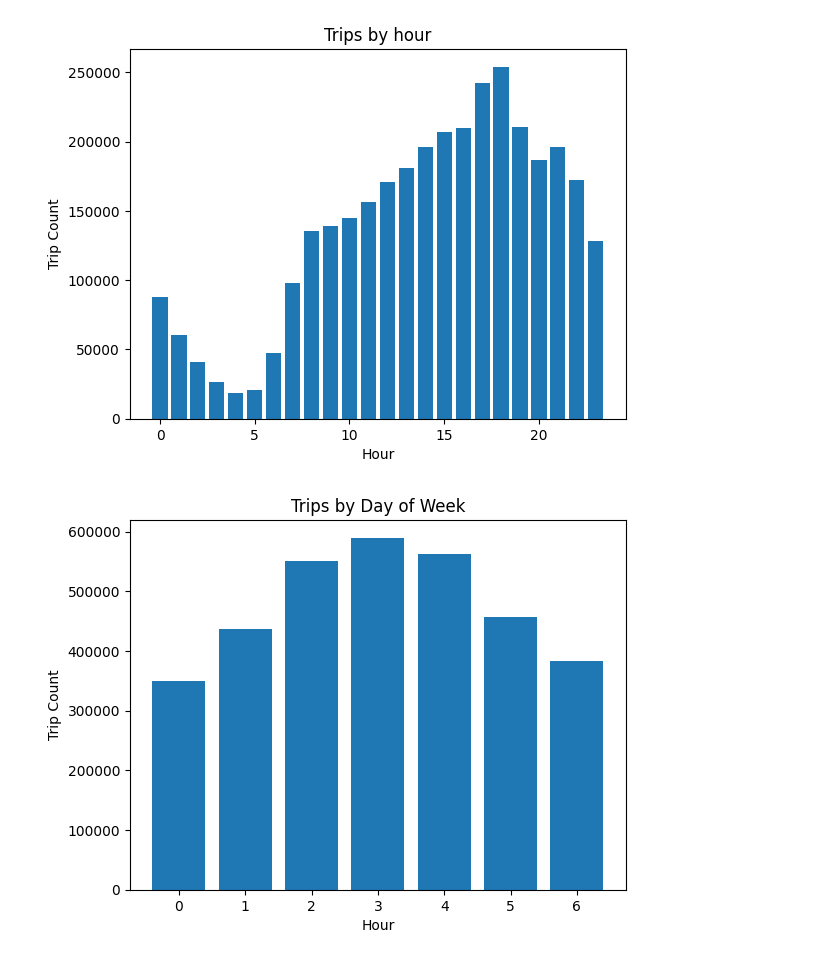
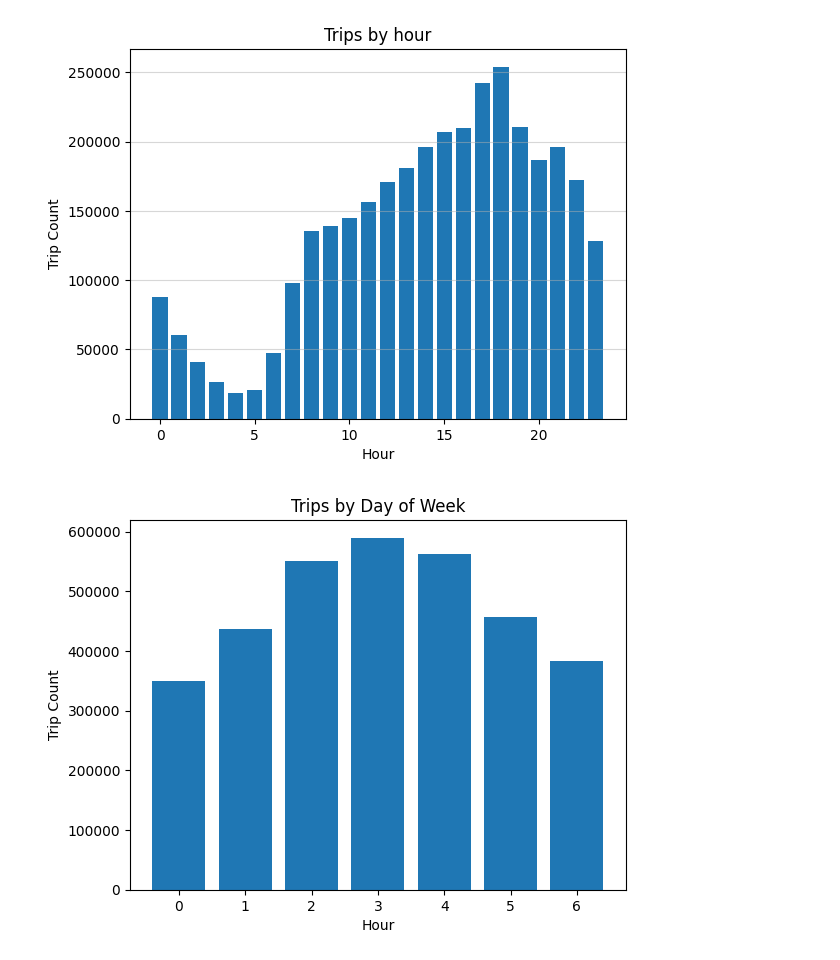
Before and after one commit to vodliosje/TaxiNYC, a Jupyter notebook: notebooks/2.1_pandas_eda.ipynb, the cells around one changed output. Drawn from its saved outputs; the diff is of its cells as text; code cells hidden in the pictures.

```diff
--- a/notebooks/2.1_pandas_eda.ipynb
+++ b/notebooks/2.1_pandas_eda.ipynb
@@ -5,19 +5,20 @@ import matplotlib.pyplot as plt
 # %%
 #trips by hour
 
 trip_hour = pd.read_parquet('../data/marts/mart_hourly_demand.parquet').reset_index()
 
 plt.Figure(figsize = (10,5))
 plt.title('Trips by hour')
 
 plt.bar(trip_hour['pickup_hour'],trip_hour['trip_count'])
 
+plt.grid(True, alpha = 0.5, axis = 'y')
 plt.xlabel('Hour')
 plt.ylabel('Trip Count')
 plt.xticks()
 plt.show()
 # %% [output]
-[figure, old version]
+[figure, new version]
 # %%
 #trips by day
 
```
Also changed, not shown: parts of 1 cell of this notebook.
